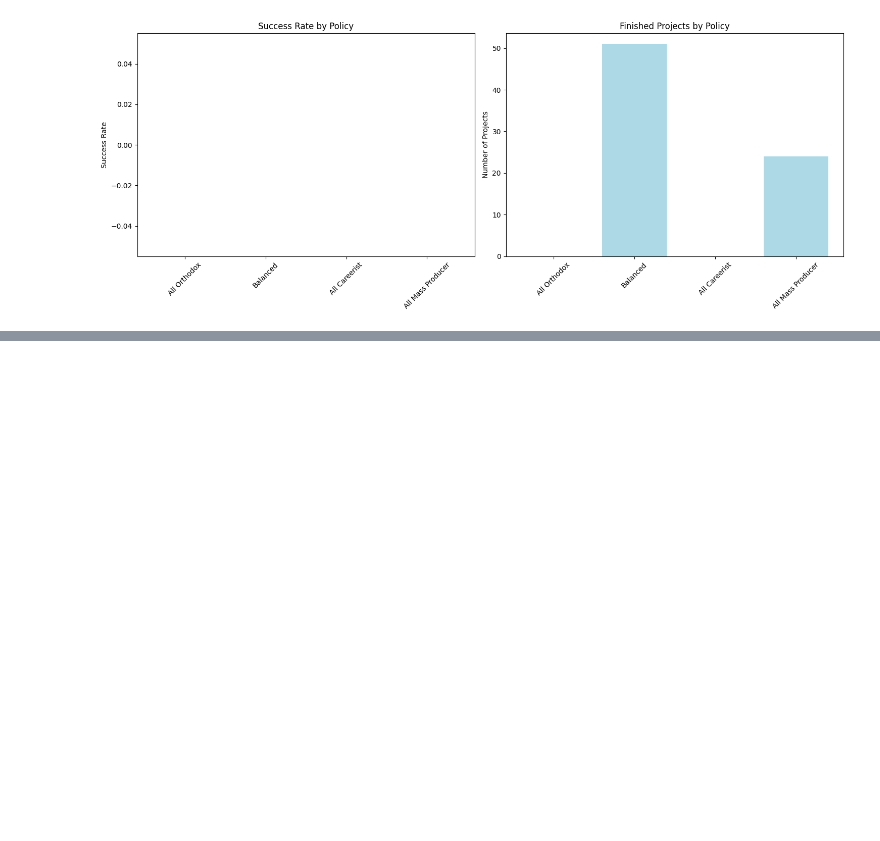
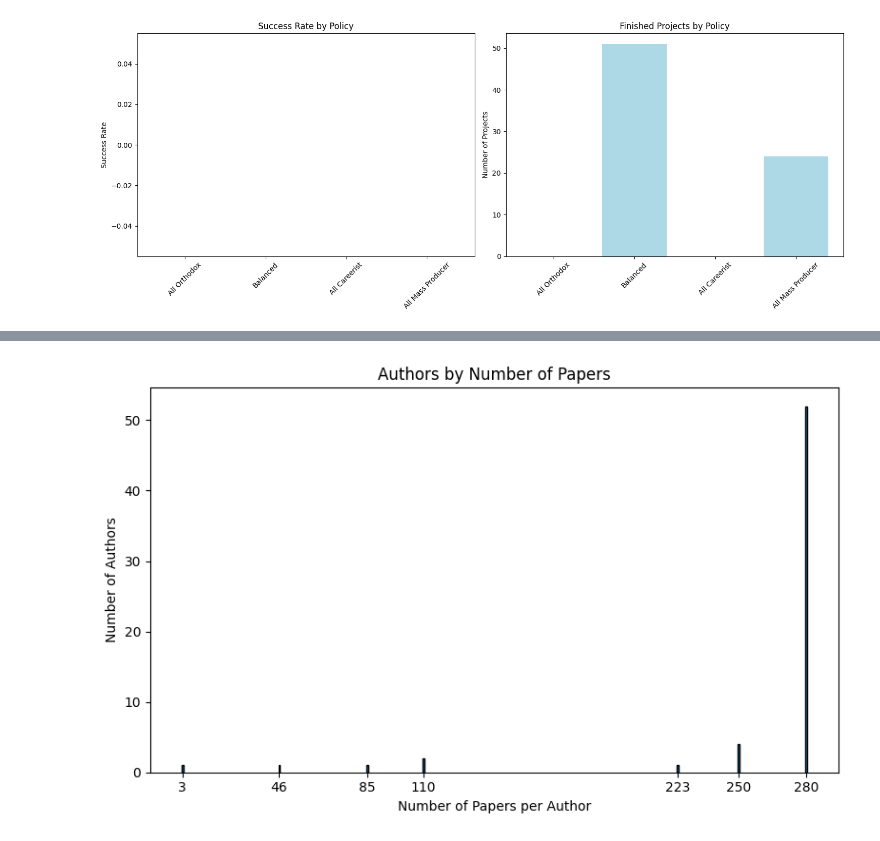
Before and after one commit to Christof93/Conference-Simulation, a Jupyter notebook: simulation/reputation-environment/visualize_stats.ipynb, the cells around one changed output, grey strips where cells are left out. Drawn from its saved outputs; the diff is of its cells as text; code cells hidden in the pictures; blank space fills up the shorter version.

```diff
--- a/simulation/reputation-environment/visualize_stats.ipynb
+++ b/simulation/reputation-environment/visualize_stats.ipynb
@@ -431,0 +432,30 @@ plt.show()
+# %%
+from collections import Counter
+
+# Flatten all contributors into one list
+all_contributors = []
+for p in projects:
+    all_contributors.extend(p["contributors"])
+
+# Count number of projects per contributor
+author_counts = Counter(all_contributors)
+
+# Count how many authors fall into each "papers per author" category
+papers_per_author = list(author_counts.values())
+distribution = Counter(papers_per_author)
+
+# Sort bins by number of papers
+bins = sorted(distribution.keys())
+authors_in_bins = [distribution[b] for b in bins]
+
+# Plot
+plt.figure(figsize=(8, 5))
+plt.bar(bins, authors_in_bins, width=0.8, edgecolor="black")
+plt.xlabel("Number of Papers per Author")
+plt.ylabel("Number of Authors")
+plt.title("Authors by Number of Papers")
+plt.xticks(bins)  # discrete ticks at bin centers
+plt.tight_layout()
+plt.show()
+# %% [output]
+[figure, added]
```
Also changed, not shown: parts of 5 cells of this notebook, 8 other files.
